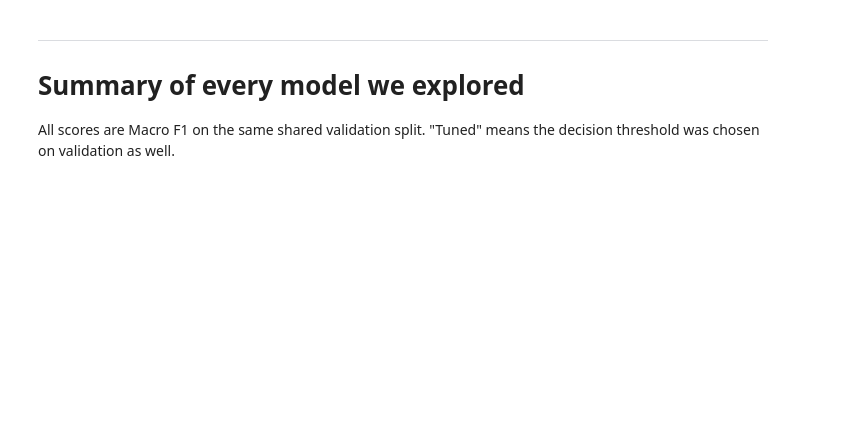
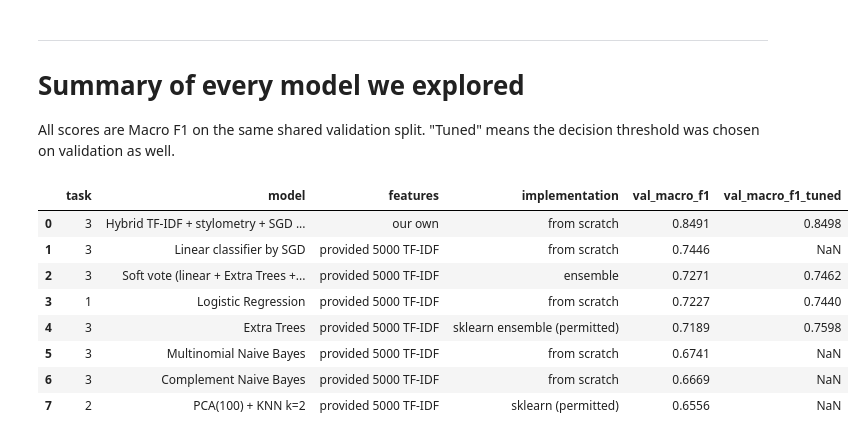
Before and after one commit to lav-22/TheHomiesML, a Jupyter notebook: notebooks/TheHomiesML_Final_Submission.ipynb, the cells around one changed output. Cells and saved outputs as stored; diff of their text form; code cells hidden in the pictures; blank space fills up the shorter version.

```diff
--- a/notebooks/TheHomiesML_Final_Submission.ipynb
+++ b/notebooks/TheHomiesML_Final_Submission.ipynb
@@ -713,6 +844,9 @@ def sgd_fit(X, y, loss="hinge", penalty="l2", alpha=0.0001, l1_ratio=0.15,
     after every epoch, which is what the convergence plot uses.
     """
     rng = np.random.default_rng(random_state)
+    # A pandas Series would index by label rather than position below, so the
+    # batch lookups have to be done on a plain array
+    y = np.asarray(y)
     m, n = X.shape
     w = np.zeros(n)
     b = 0.0
@@ -1288,7 +1375,7 @@ def style_matrix(texts):
 # %%
 train_text = train_raw.loc[is_train, "text"]
 val_text = train_raw.loc[~is_train, "text"]
-y_train_text = train_raw.loc[is_train, LABEL_COLUMN]
+y_train_text = train_raw.loc[is_train, LABEL_COLUMN].to_numpy()
 y_val_text = train_raw.loc[~is_train, LABEL_COLUMN].to_numpy()
 
 t0 = time.time()
@@ -1310,25 +1432,28 @@ weight they are simply drowned out. `style_weight` scales that block.
 # %%
 style_rows = []
-for weight in [0.02, 0.05, 0.10, 0.15]:
+for weight in [0.05, 0.10]:
     x_tr = combine(train_tfidf, train_styles, weight)
     x_va = combine(val_tfidf, val_styles, weight)
 
-    t0 = time.time()
-    model = ScratchAveragedHingeSGD(alpha=1e-4, random_state=RANDOM_SEED)
-    model.fit(x_tr, y_train_text)
-    scores = model.decision_function(x_va)
+    for epochs in [30, 60, 100]:
+        t0 = time.time()
+        w_s, b_s, _, _ = sgd_fit(x_tr, y_train_text, loss="modified_huber",
+                                 penalty="l2", alpha=1e-5, class_weight="balanced",
+                                 lr=0.5, epochs=epochs, bs=256, random_state=RANDOM_SEED)
+        scores = sgd_decision_function(x_va, w_s, b_s)
 
-    default_f1 = calculate_macro_f1(y_val_text, (scores >= 0).astype(int))
-    threshold, tuned_f1 = best_threshold(y_val_text, scores, calculate_macro_f1)
-    style_rows.append({
-        "style_weight": weight, "val_macro_f1": default_f1,
-        "best_threshold": threshold, "val_macro_f1_tuned": tuned_f1,
-        "fit_seconds": round(time.time() - t0, 1),
-    })
-    print(f"style_weight={weight:<5} F1={default_f1:.4f}  tuned={tuned_f1:.4f}")
+        default_f1 = calculate_macro_f1(y_val_text, (scores >= 0).astype(int))
+        threshold, tuned_f1 = best_threshold(y_val_text, scores, calculate_macro_f1)
+        style_rows.append({
+            "style_weight": weight, "epochs": epochs,
+            "val_macro_f1": default_f1, "best_threshold": threshold,
+            "val_macro_f1_tuned": tuned_f1, "fit_seconds": round(time.time() - t0, 1),
+        })
+        print(f"style_weight={weight:<5} epochs={epochs:<4} "
+              f"F1={default_f1:.4f} tuned={tuned_f1:.4f}")
 
 style_results = (pd.DataFrame(style_rows)
-                 .sort_values("val_macro_f1_tuned", ascending=False)
+                 .sort_values("val_macro_f1", ascending=False)
                  .reset_index(drop=True))
 style_results.to_csv(RESULTS_DIR / "task3_final_model_results.csv", index=False)
 style_results
@@ -1394,37 +1549,47 @@ decision threshold was chosen on validation as well.
 summary = pd.DataFrame([
     {"task": 1, "model": "Logistic Regression", "features": "provided 5000 TF-IDF",
      "implementation": "from scratch",
      "val_macro_f1": float(logreg_results.iloc[0]["val_macro_f1"]),
      "val_macro_f1_tuned": float(logreg_results.iloc[0]["val_macro_f1_tuned"])},
     {"task": 2, "model": "PCA(100) + KNN k=2", "features": "provided 5000 TF-IDF",
      "implementation": "sklearn (permitted)",
      "val_macro_f1": float(pca_results.set_index("components").loc[100, "val_macro_f1"]),
      "val_macro_f1_tuned": np.nan},
     {"task": 3, "model": "Multinomial Naive Bayes", "features": "provided 5000 TF-IDF",
      "implementation": "from scratch",
      "val_macro_f1": float(nb_grid.iloc[0]["val_macro_f1"]), "val_macro_f1_tuned": np.nan},
     {"task": 3, "model": "Complement Naive Bayes", "features": "provided 5000 TF-IDF",
      "implementation": "from scratch",
      "val_macro_f1": float(cnb_grid.iloc[0]["val_macro_f1"]), "val_macro_f1_tuned": np.nan},
-    {"task": 3, "model": "Linear SVM by SGD", "features": "provided 5000 TF-IDF",
+    {"task": 3, "model": "Linear classifier by SGD", "features": "provided 5000 TF-IDF",
      "implementation": "from scratch",
      "val_macro_f1": float(sgd_grid["val_macro_f1"].max()), "val_macro_f1_tuned": np.nan},
     {"task": 3, "model": "Extra Trees", "features": "provided 5000 TF-IDF",
      "implementation": "sklearn ensemble (permitted)",
      "val_macro_f1": et_default, "val_macro_f1_tuned": et_tuned},
-    {"task": 3, "model": "Soft vote (SVM + Extra Trees + NB)", "features": "provided 5000 TF-IDF",
+    {"task": 3, "model": "Soft vote (linear + Extra Trees + NB)", "features": "provided 5000 TF-IDF",
      "implementation": "ensemble",
      "val_macro_f1": calculate_macro_f1(y_val, (vote >= 0.5).astype(int)),
      "val_macro_f1_tuned": vote_tuned},
-    {"task": 3, "model": "Hybrid TF-IDF + stylometry + linear SVM", "features": "our own",
-     "implementation": "from scratch",
+    {"task": 3, "model": "Hybrid TF-IDF + stylometry + SGD (modified Huber)",
+     "features": "our own", "implementation": "from scratch",
      "val_macro_f1": float(style_results.iloc[0]["val_macro_f1"]),
      "val_macro_f1_tuned": float(style_results.iloc[0]["val_macro_f1_tuned"])},
 ])
 
 summary = summary.sort_values("val_macro_f1", ascending=False).reset_index(drop=True)
 summary.to_csv(RESULTS_DIR / "final_summary.csv", index=False)
 summary.round(4)
+# %% [output]
+|  | task | model | features | implementation | val_macro_f1 | val_macro_f1_tuned |
+| 0 | 3 | Hybrid TF-IDF + stylometry + SGD ... | our own | from scratch | 0.8491 | 0.8498 |
+| 1 | 3 | Linear classifier by SGD | provided 5000 TF-IDF | from scratch | 0.7446 | NaN |
+| 2 | 3 | Soft vote (linear + Extra Trees +... | provided 5000 TF-IDF | ensemble | 0.7271 | 0.7462 |
+| 3 | 1 | Logistic Regression | provided 5000 TF-IDF | from scratch | 0.7227 | 0.7440 |
+| 4 | 3 | Extra Trees | provided 5000 TF-IDF | sklearn ensemble (permitted) | 0.7189 | 0.7598 |
+| 5 | 3 | Multinomial Naive Bayes | provided 5000 TF-IDF | from scratch | 0.6741 | NaN |
+| 6 | 3 | Complement Naive Bayes | provided 5000 TF-IDF | from scratch | 0.6669 | NaN |
+| 7 | 2 | PCA(100) + KNN k=2 | provided 5000 TF-IDF | sklearn (permitted) | 0.6556 | NaN |
 # %% [markdown]
 ### What we take from this
 
```
Also changed, not shown: parts of 37 cells of this notebook, 11 other files.
